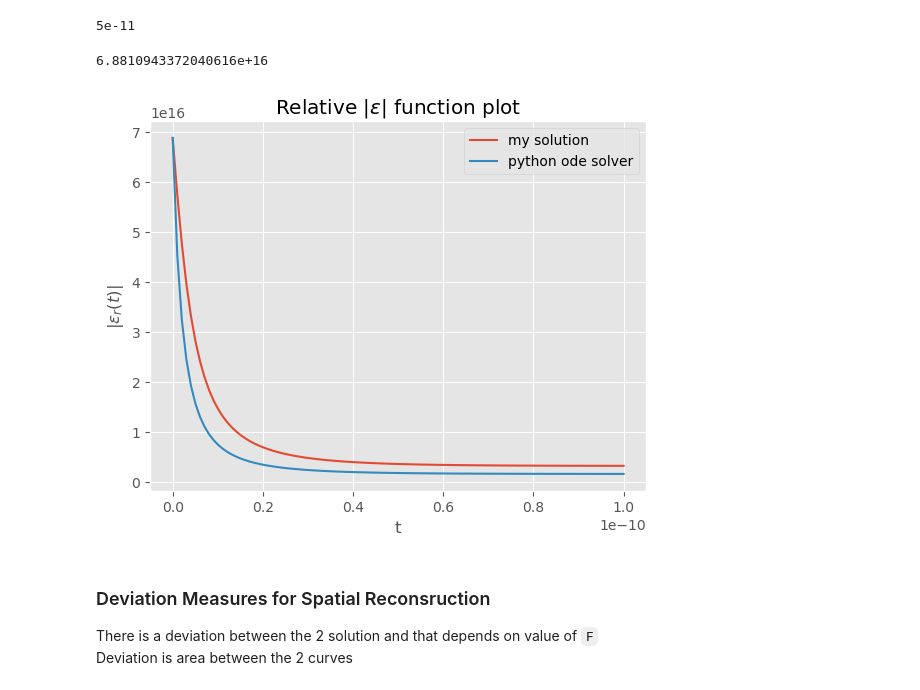
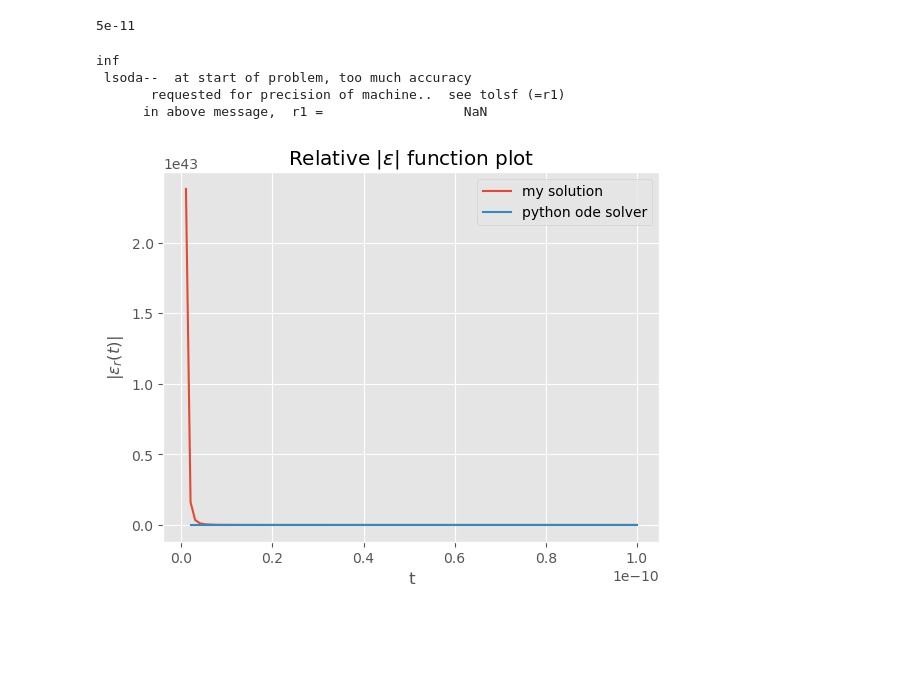
Before and after one commit to Mazz84002/Final-Year-Project, a Jupyter notebook: Numerically Checking Results/fplots.ipynb, the cells around one changed output. Saved outputs shown, nothing was run; the diff lists cells and outputs as text; code cells hidden in the pictures; blank space fills up the shorter version.

```diff
--- a/Numerically Checking Results/fplots.ipynb
+++ b/Numerically Checking Results/fplots.ipynb
@@ -36,9 +36,9 @@ E
 1257.507013171009
 # %%
 def Gamma(z):
-    return 0.5*np.exp(-E*z)
+    return 0.5*z*np.exp(-E*z)
 def dGamma_dz(z):
-    return 0.5*(-E)*np.exp(-E*z)
+    return 0.5*(-E)*z*np.exp(-E*z) + 0.5*np.exp(-E*z)
 # %%
 plt.plot(z_vals, Gamma(z_vals))
 plt.xlabel('z')
@@ -217,9 +162,9 @@ np.pi/omega
 # Defining Gamma
 F = omega
 def Gamma(t):
-    return 0.5*np.exp(-F*t)
+    return 0.5*t*np.exp(-F*t)
 def dGamma_dt(t):
-    return -0.5*(F)*np.exp(-F*t)
+    return -0.5*(F)*t*np.exp(-F*t)+0.5*np.exp(-F*t)
 # defining a from hese values
 def a(t):
     return -2 * dGamma_dt(t) * 1/(1-(Gamma(t))**2)
@@ -236,37 +181,35 @@ b_r = [b(t_val) for t_val in t_vals]
 I = [ np.exp(-quad(a, 0, t_val)[0]) for t_val in t_vals ]
 
 # We first find I(z)b(z) and we interpolate this function
 d = [ (I[i]*b_r[i]) for i in range(0, 100) ]
 d_interp = interp1d(np.linspace(0, T, 100), d, kind='cubic')
 D = [ quad(d_interp, 0, t_val)[0] for t_val in t_vals ]
 
 dGamma_dt_r = [dGamma_dt(t_val) for t_val in t_vals]
 
 xi_0 = (a_r[0]-2*dGamma_dt_r[0])/b_r[0]
 print((xi_0)**2/constants.epsilon_0)
 
 eps = [ ( (I[i])/( I[0]*( 1/xi_0  ) + 1j*D[i] ) )**2 for i in range(0, dT) ]
 
 def d_xi_dt(t, xi):
     return -a(t)*xi-b(t)*xi**2
 
 solver_options = {'atol': 1e-6, 'rtol': 1e-4, 'mxstep': 5000}
 
 req_xi = odeint(d_xi_dt, y0=xi_0, t=t_vals, tfirst=True, **solver_options)
 req_eps = np.multiply(req_xi, req_xi)
 
 plt.plot(t_vals, [(abs(val)/constants.epsilon_0) for val in eps], label='my solution')
 plt.plot(t_vals, [(abs(val)/constants.epsilon_0) for val in req_eps], label='python ode solver')
 plt.xlabel('t')
 plt.ylabel('$|\epsilon_r(t)|$')
 plt.title('Relative $|\epsilon|$ function plot')
 plt.legend()
 plt.show()
 # %% [output]
-6.8810943372040616e+16
+inf
+ lsoda--  at start of problem, too much accuracy
+       requested for precision of machine..  see tolsf (=r1)
+      in above message,  r1 =                  NaN
-[figure, old version]
+[figure, new version]
-# %% [markdown]
-### Deviation Measures for Spatial Reconsruction
-
-There is a deviation between the 2 solution and that depends on value of `F`
-Deviation is area between the 2 curves
```
Also changed, not shown: parts of 8 cells of this notebook.
